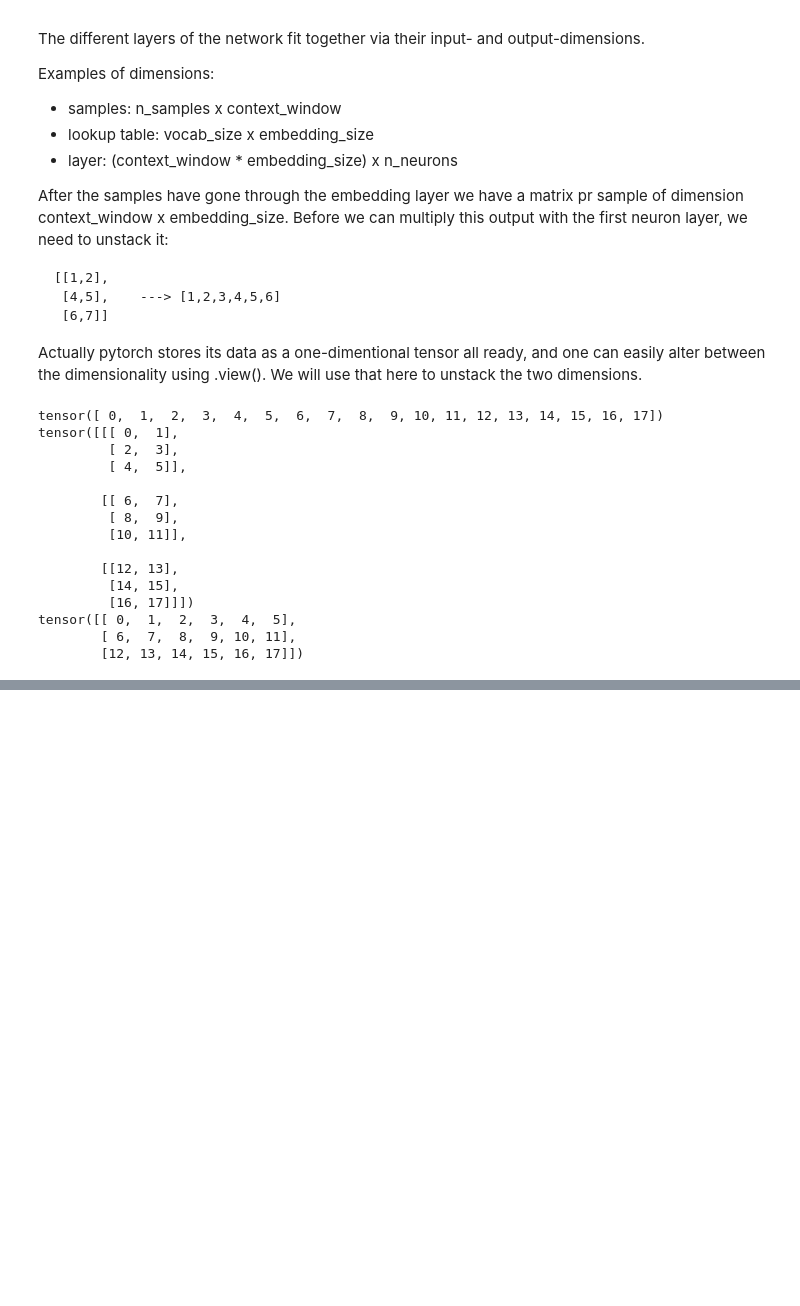
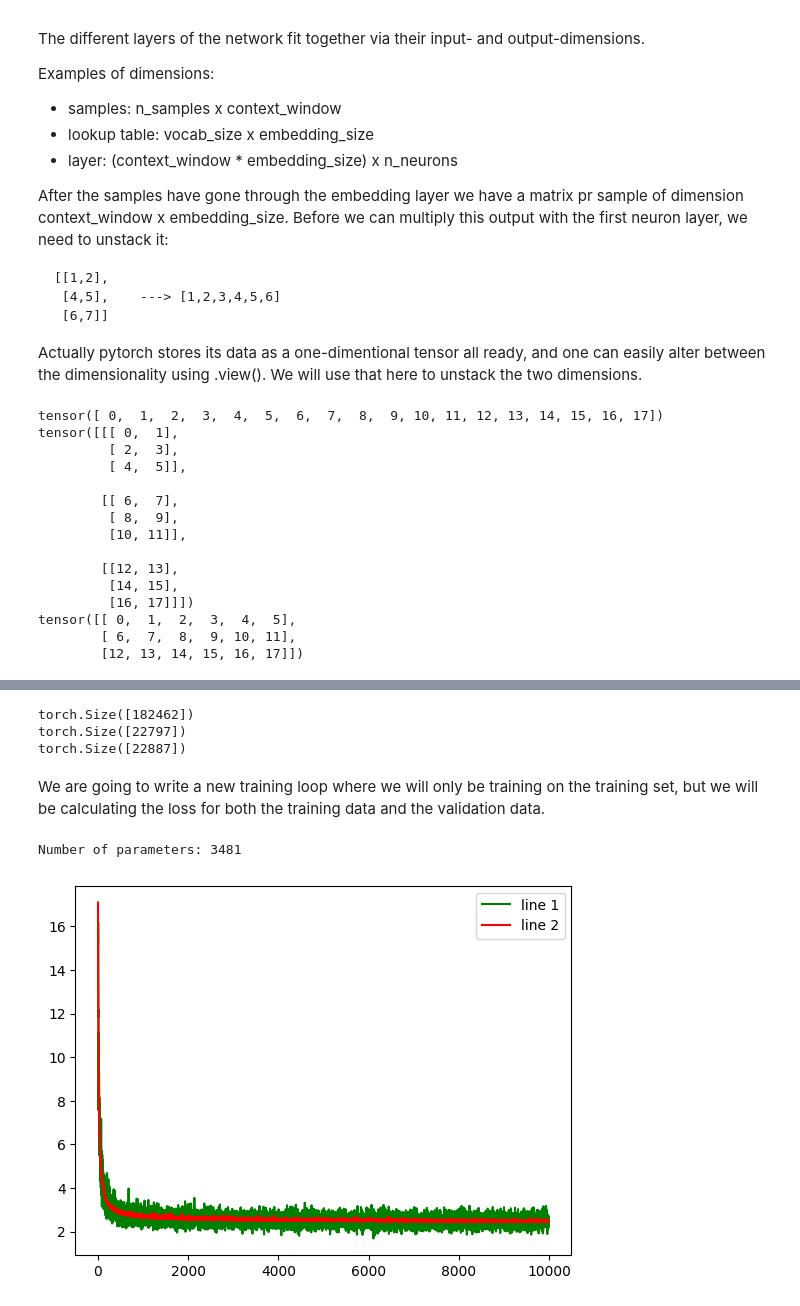
Before and after one commit to esbeneickhardt/karpathyintro, a Jupyter notebook: notebooks/Makemore/2. MLP Language Model.ipynb, the cells around one changed output, grey strips where cells are left out. Cells and saved outputs as stored; diff of their text form; code cells hidden in the pictures; blank space fills up the shorter version.

Commit message:
We completed the model, and these names are such much better than the previous notebooks!

```diff
--- a/notebooks/Makemore/2. MLP Language Model.ipynb
+++ b/notebooks/Makemore/2. MLP Language Model.ipynb
@@ -435,0 +494,72 @@ Now we can see that the best learning rate is the best when it is around 0.01. I
+# %%
+# Building training, validation and test sets
+Xtr, Ytr = build_dataset(names[:n1]); print(Ytr.size())
+Xval, Yval = build_dataset(names[n1:n2]); print(Yval.size())
+Xtest, Ytest = build_dataset(names[n2:]); print(Ytest.size())
+# %% [output]
+torch.Size([182462])
+torch.Size([22797])
+torch.Size([22887])
+# %% [markdown]
+We are going to write a new training loop where we will only be training on the training set, but we will be calculating the loss for both the training data and the validation data.
+# %%
+# Lookup table
+C = torch.randn([27, 2])
+
+# Weights and biases
+W1 = torch.randn([6,100])
+b1 = torch.randn([100])
+W2 = torch.randn([100,27])
+b2 = torch.randn([27])
+
+# Placing parameters in list
+parameters = [C, W1, b1, W2, b2]
+
+# Enabling gradients
+for p in parameters:
+    p.requires_grad = True
+print("Number of parameters: " + str(sum(p.nelement() for p in parameters)))
+# %% [output]
+Number of parameters: 3481
+# %%
+epochs = 10000
+minibatch_size = 32
+lr = 0.1
+losses = {"Train": [], "Val": []}
+for _ in range(epochs):
+    # Minibatch (32 random sample indices/integers)
+    ix = torch.randint(0, Xtr.shape[0], (minibatch_size,))
+
+    # Forward pass
+    emb = C[Xtr[ix]]
+    h = torch.tanh(emb.view(emb.size()[0], emb.size()[1]*emb.size()[2]) @ W1 + b1); h.size()
+    logits = h @ W2 + b2
+    loss = F.cross_entropy(logits, Ytr[ix])
+
+    # Calculating validation loss
+    embval = C[Xval]
+    hval = torch.tanh(embval.view(embval.size()[0], embval.size()[1]*embval.size()[2]) @ W1 + b1)
+    logitsval = hval @ W2 + b2
+    lossval = F.cross_entropy(logitsval, Yval)
+
+    # Saving losses
+    losses["Train"].append(loss.item())
+    losses["Val"].append(lossval.item())
+
+    # Backward pass
+    for p in parameters:
+        p.grad = None
+    loss.backward()
+
+    ## Update
+    for p in parameters:
+        p.data += -lr * p.grad
+# %%
+# Plotting training and validation losses
+xs = list(range(1, len(losses["Train"])+1))
+plt.plot(xs, losses["Train"], label = "line 1", color="green")
+plt.plot(xs, losses["Val"], label = "line 2", color="red")
+plt.legend()
+plt.show()
+# %% [output]
+[figure, added]
```
Also changed, not shown: parts of 66 cells of this notebook.
